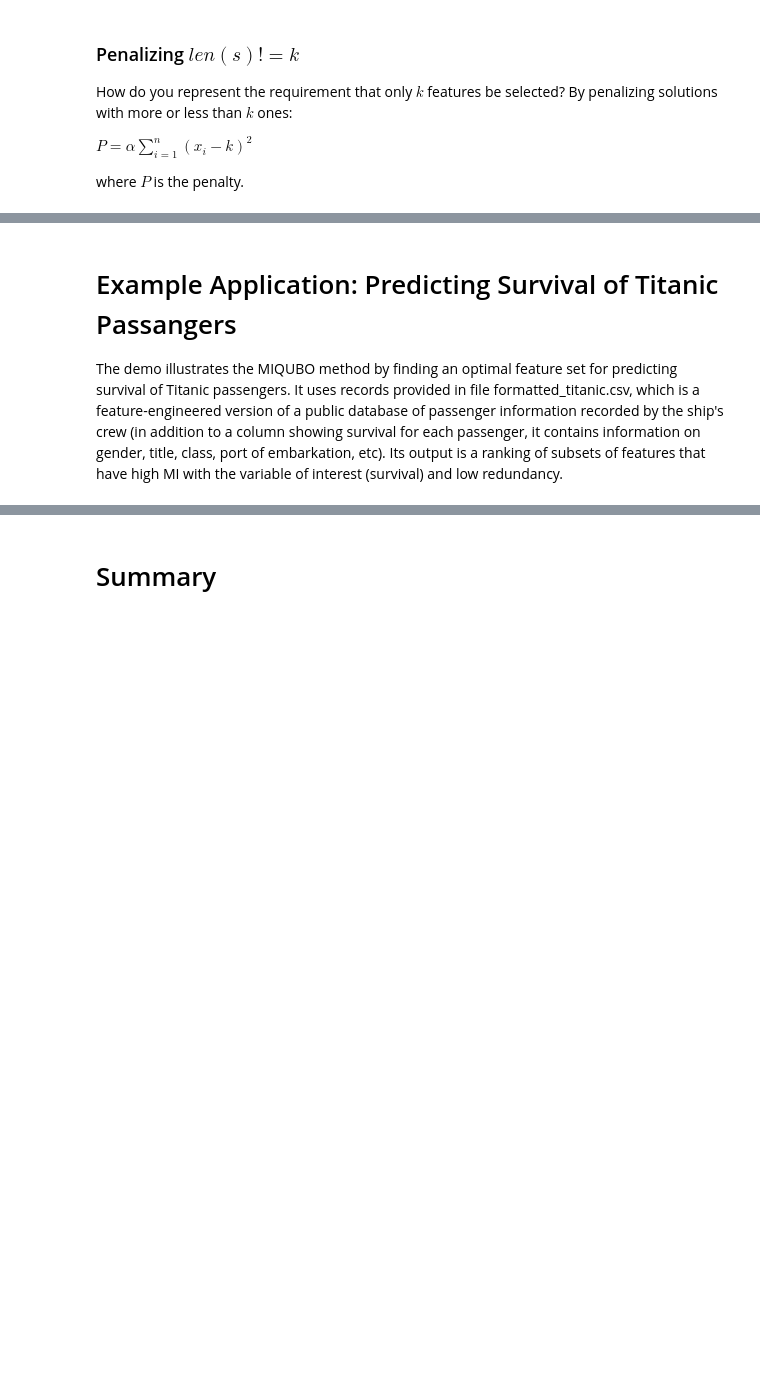
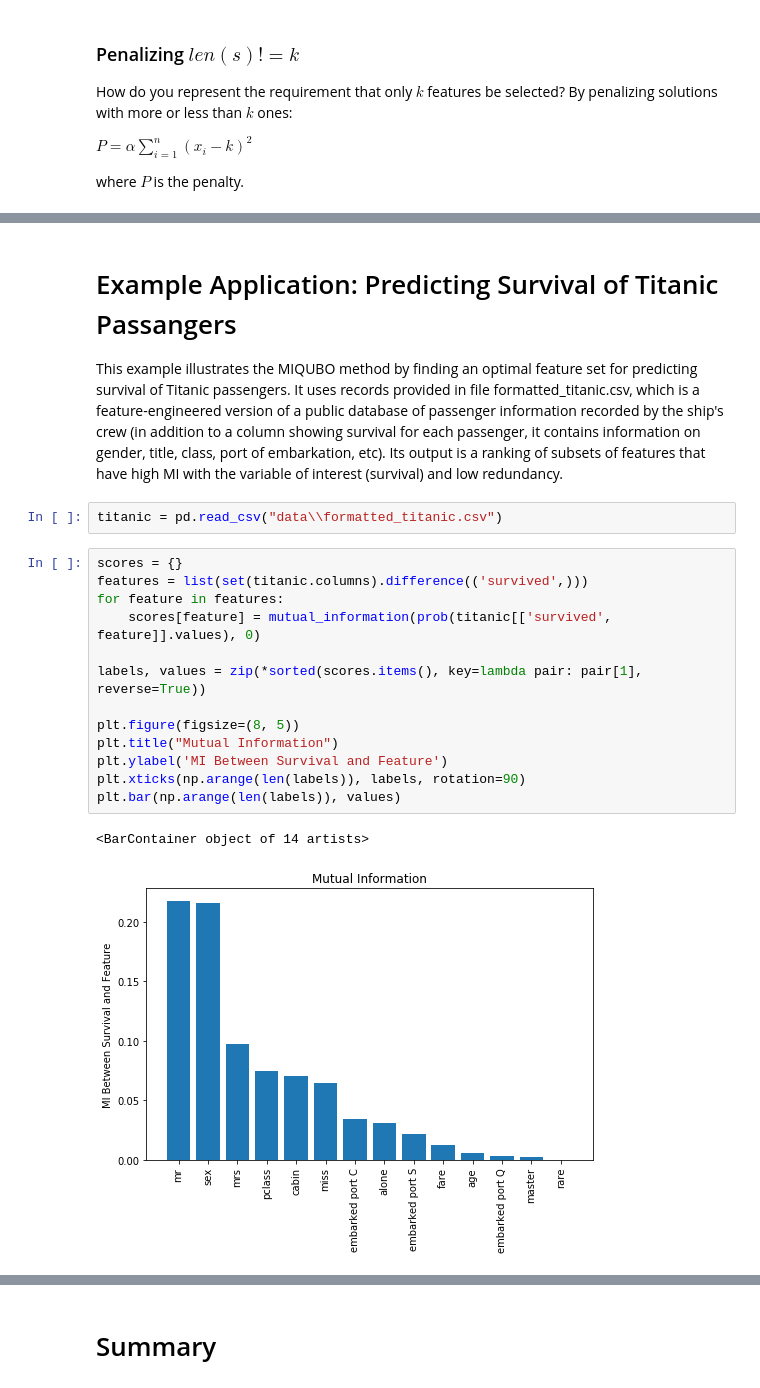
Before and after one commit to JoelPasvolsky/demos, a Jupyter notebook: examples/miqubo/01-feature-selection.ipynb, the cells around one changed output, grey strips where cells are left out. Drawn from its saved outputs; the diff is of its cells as text; blank space fills up the shorter version.

Commit message:
Add titanic section

```diff
--- a/examples/miqubo/01-feature-selection.ipynb
+++ b/examples/miqubo/01-feature-selection.ipynb
@@ -372,9 +419,22 @@ print(result)
 # %% [markdown]
 # Example Application: Predicting Survival of Titanic Passangers
-The demo illustrates the MIQUBO method by finding an optimal feature set for predicting
-survival of Titanic passengers. It uses records provided in file
-formatted_titanic.csv, which is a feature-engineered version of a public database of
-passenger information recorded by the ship's crew (in addition to a column showing
-survival for each passenger, it contains information on gender, title, class, port
-of embarkation, etc). Its output is a ranking of subsets of features that have
+This example illustrates the MIQUBO method by finding an optimal feature set for predicting survival of Titanic passengers. It uses records provided in file formatted_titanic.csv, which is a feature-engineered version of a public database of passenger information recorded by the ship's crew (in addition to a column showing survival for each passenger, it contains information on gender, title, class, port of embarkation, etc). Its output is a ranking of subsets of features that have
 high MI with the variable of interest (survival) and low redundancy.
+# %%
+titanic = pd.read_csv("data\\formatted_titanic.csv")
+# %%
+scores = {}
+features = list(set(titanic.columns).difference(('survived',)))
+for feature in features:
+    scores[feature] = mutual_information(prob(titanic[['survived', feature]].values), 0)
+
+labels, values = zip(*sorted(scores.items(), key=lambda pair: pair[1], reverse=True))
+
+plt.figure(figsize=(8, 5))
+plt.title("Mutual Information")
+plt.ylabel('MI Between Survival and Feature')
+plt.xticks(np.arange(len(labels)), labels, rotation=90)
+plt.bar(np.arange(len(labels)), values)
+# %% [output]
+<BarContainer object of 14 artists>
+[figure, added]
```
Also changed, not shown: parts of 14 cells of this notebook.
